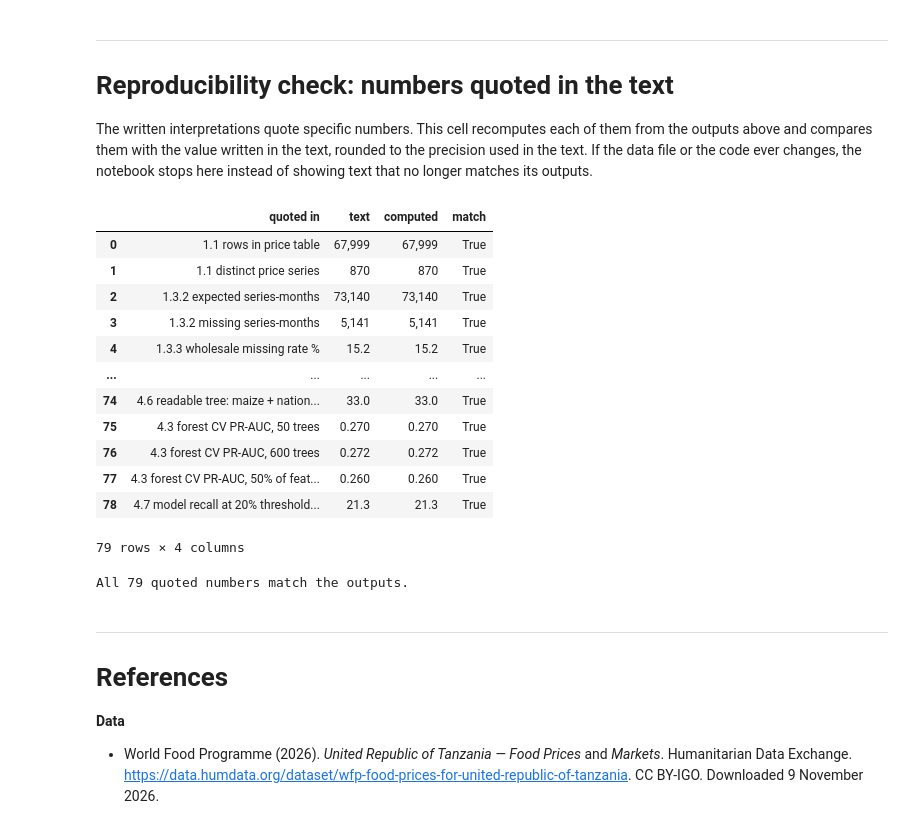
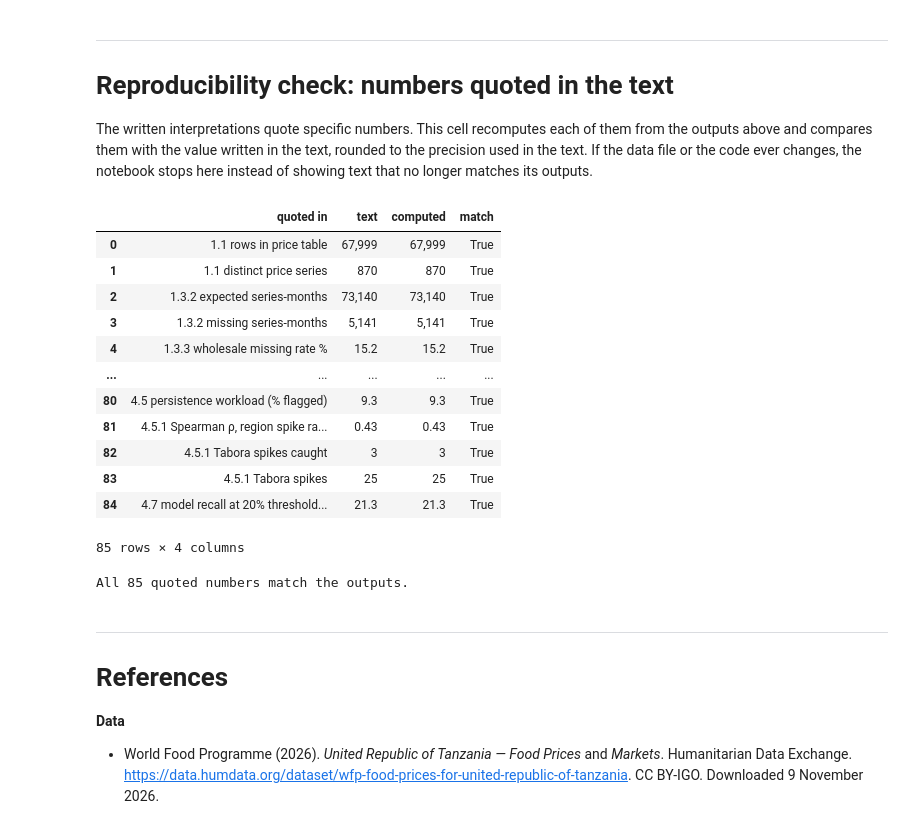
Before and after one commit to Shambhavi-DSAI2006/tanzania-food-price-spikes, a Jupyter notebook: Shambhavi_MiniProject.ipynb, the cells around one changed output. Drawn from its saved outputs; the diff is of its cells as text; code cells hidden in the pictures.

Commit message:
Final: same-workload comparison, corrected Section 4-5 claims, Tools used

```diff
--- a/Shambhavi_MiniProject.ipynb
+++ b/Shambhavi_MiniProject.ipynb
@@ -2518,3 +2518,21 @@ headline.astype(float).round(3)
 |  | persistence baseline | 21.553 | 19.746 | 25.424 | 23.292 | 0.243 | 0.047 | 0.523 | ... |
 | 2022 retail | final model — monthly budget | 14.211 | 15.771 | 23.687 | 26.286 | 0.249 | 0.117 | 0.583 | ... |
 |  | persistence baseline | 14.211 | 13.773 | 13.915 | 13.486 | 0.137 | -0.003 | 0.498 | ... |
+# %%
+# Same-workload comparison: the budget flags 16% of series, persistence and seasonal flag fewer, and flagging more
+# catches more by itself. So the model is also given exactly each baseline's workload (its share of series flagged).
+same_rows = []
+for lab, frame, score in [("TEST 2023–26 wholesale", test_df, s_test),
+                          ("2022 wholesale", check_df[check_df["pricetype"] == "Wholesale"], s_check_w),
+                          ("2022 retail", check_df[check_df["pricetype"] == "Retail"], s_check_r)]:
+    y = frame["spike"].to_numpy(int)
+    for base, col in [("persistence", "spike_lag1"), ("seasonal", "spike_lag12")]:
+        bf = (frame[col].fillna(0).to_numpy() == 1)
+        mf = budget_flags(frame, score, share=bf.mean())
+        same_rows.append({"set": lab, "baseline": base, "flagged (%)": 100 * bf.mean(),
+                          "baseline recall (%)": 100 * recall_score(y, bf), "model recall (%)": 100 * recall_score(y, mf),
+                          "baseline precision (%)": 100 * precision_score(y, bf, zero_division=0),
+                          "model precision (%)": 100 * precision_score(y, mf, zero_division=0)})
+same_load = pd.DataFrame(same_rows).set_index(["set", "baseline"])
+print("Model vs baseline at the SAME number of alerts:")
+same_load.round(1)
@@ -2600,7 +2628,7 @@ plt.tight_layout(); save_fig("fig_4_2_test_pr_roc"); plt.show()
 tt = test_df.assign(score=s_test, flag=budget_flags(test_df, s_test))
 def grp_metrics(g):
     y = g["spike"].to_numpy(int)
-    return pd.Series({"rows": len(g), "spike rate (%)": 100 * y.mean(), "mean predicted risk (%)": 100 * g["score"].mean(),
+    return pd.Series({"rows": len(g), "spikes": y.sum(), "spikes caught": int(g["flag"][g["spike"] == 1].sum()), "spike rate (%)": 100 * y.mean(), "mean predicted risk (%)": 100 * g["score"].mean(),
                       "recall (%)": 100 * recall_score(y, g["flag"]) if y.sum() else np.nan,
                       "precision (%)": 100 * precision_score(y, g["flag"], zero_division=0),
                       "ROC-AUC": roc_auc_score(y, g["score"]) if 0 < y.mean() < 1 else np.nan,
@@ -2619,5 +2647,7 @@ tt["region"] = tt["market_id"].map(region_of)
 by_region = tt.groupby("region")[["spike", "score", "flag"]].apply(grp_metrics)
 by_region = by_region[by_region["rows"] * by_region["spike rate (%)"] / 100 >= 20].sort_values("recall (%)")
 print("\nFairness check — recall by region (regions with at least 20 test spikes):"); display(by_region.round(2))
+rho_reg = stats.spearmanr(by_region["spike rate (%)"], by_region["recall (%)"])
+print(f"Across these {len(by_region)} regions: Spearman ρ(spike rate, recall) = {rho_reg.statistic:.2f} (p = {rho_reg.pvalue:.3f})")
 # %% [output]
 Test set by year (calibration: mean predicted risk vs actual spike rate):
@@ -2960,40 +2992,46 @@ quoted = [   # (where it is quoted, value in the text, value computed now, decim
     ("4.5  test spikes caught",                            269, res_test.loc["final model — monthly budget", "TP"], 0),
     ("4.5  test accuracy, lazy model (%)",                90.5, res_test.loc["lazy baseline", "accuracy (%)"], 1),
     ("4.5  test flagged with fixed cut-off (%)",           5.6, res_test.loc["final model — fixed CV cut-off", "flagged (%)"], 1),
     ("4.5  2022 wholesale precision (%)",                 33.9, res_check_w.loc["final model — monthly budget", "precision (%)"], 1),
     ("4.5  2022 retail recall (%)",                       26.3, res_check_r.loc["final model — monthly budget", "recall (%)"], 1),
     ("4.5.1 recall, Tabora (%)",                            12, by_region.loc["Tabora", "recall (%)"], 0),
     ("4.5.1 recall, Kigoma (%)",                            51, by_region.loc["Kigoma", "recall (%)"], 0),
     ("4.5.1 recall, prices unchanged ≥3 months (%)",        18, tt.groupby("price unchanged ≥ 3 months")[["spike", "score", "flag"]].apply(grp_metrics).loc[True, "recall (%)"], 0),
     ("4.6  readable tree: maize + national rise (%)",     33.0, leaves["spike rate (%)"].max(), 1),
     ("4.3  forest CV PR-AUC, 50 trees",                    0.270, rf_check.loc[0, "cv PR-AUC"], 3),
     ("4.3  forest CV PR-AUC, 600 trees",                   0.272, rf_check.loc[3, "cv PR-AUC"], 3),
     ("4.3  forest CV PR-AUC, 50% of features",             0.260, rf_check.loc[5, "cv PR-AUC"], 3),
+    ("4.5  same workload: model recall (%)",              24.2, same_load.loc[("TEST 2023–26 wholesale", "persistence"), "model recall (%)"], 1),
+    ("4.5  same workload: model precision (%)",           24.0, same_load.loc[("TEST 2023–26 wholesale", "persistence"), "model precision (%)"], 1),
+    ("4.5  persistence workload (% flagged)",              9.3, same_load.loc[("TEST 2023–26 wholesale", "persistence"), "flagged (%)"], 1),
+    ("4.5.1 Spearman ρ, region spike rate vs recall",     0.43, rho_reg.statistic, 2),
+    ("4.5.1 Tabora spikes caught",                           3, by_region.loc["Tabora", "spikes caught"], 0),
+    ("4.5.1 Tabora spikes",                                 25, by_region.loc["Tabora", "spikes"], 0),
     ("4.7  model recall at 20% threshold (%)",            21.3, sensitivity.loc["> 20%", "model recall (%)"], 1),
 ]
 check = pd.DataFrame(quoted, columns=["quoted in", "text", "computed", "decimals"])
 check["match"] = [round(float(c), int(d)) == round(float(t), int(d)) for t, c, d in zip(check["text"], check["computed"], check["decimals"])]
 fmt = lambda v, d: f"{float(v):,.{int(d)}f}"
 check["text"] = [fmt(t, d) for t, d in zip(check["text"], check["decimals"])]
 check["computed"] = [fmt(c, d) for c, d in zip(check["computed"], check["decimals"])]
 display(check.drop(columns="decimals"))
 assert check["match"].all(), "A number quoted in the text no longer matches the computed output: update the text."
 print(f"All {len(check)} quoted numbers match the outputs.")
 # %% [output]
 |  | quoted in | text | computed | match |
 | 0 | 1.1 rows in price table | 67,999 | 67,999 | True |
 | 1 | 1.1 distinct price series | 870 | 870 | True |
 | 2 | 1.3.2 expected series-months | 73,140 | 73,140 | True |
 | 3 | 1.3.2 missing series-months | 5,141 | 5,141 | True |
 | 4 | 1.3.3 wholesale missing rate % | 15.2 | 15.2 | True |
 | ... | ... | ... | ... | ... |
-| 74 | 4.6 readable tree: maize + nation... | 33.0 | 33.0 | True |
-| 75 | 4.3 forest CV PR-AUC, 50 trees | 0.270 | 0.270 | True |
-| 76 | 4.3 forest CV PR-AUC, 600 trees | 0.272 | 0.272 | True |
-| 77 | 4.3 forest CV PR-AUC, 50% of feat... | 0.260 | 0.260 | True |
-| 78 | 4.7 model recall at 20% threshold... | 21.3 | 21.3 | True |
+| 80 | 4.5 persistence workload (% flagged) | 9.3 | 9.3 | True |
+| 81 | 4.5.1 Spearman ρ, region spike ra... | 0.43 | 0.43 | True |
+| 82 | 4.5.1 Tabora spikes caught | 3 | 3 | True |
+| 83 | 4.5.1 Tabora spikes | 25 | 25 | True |
+| 84 | 4.7 model recall at 20% threshold... | 21.3 | 21.3 | True |
-79 rows × 4 columns
+85 rows × 4 columns
-All 79 quoted numbers match the outputs.
+All 85 quoted numbers match the outputs.
 # %% [markdown]
 ---
 # References
```
Also changed, not shown: parts of 7 cells of this notebook, 2 other files.
